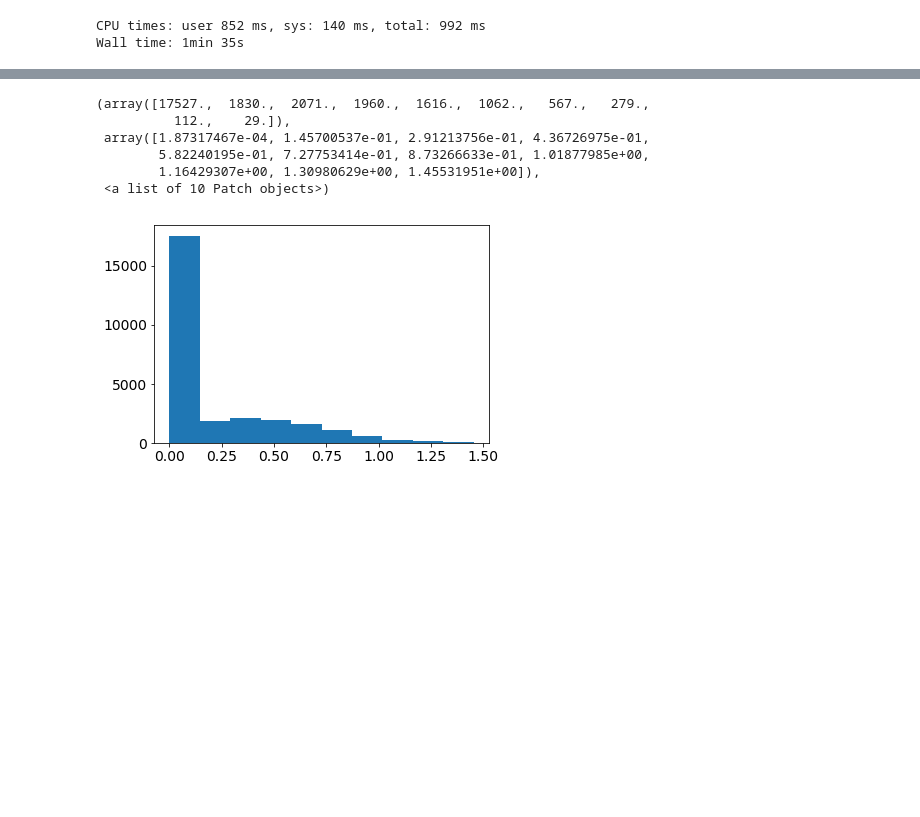
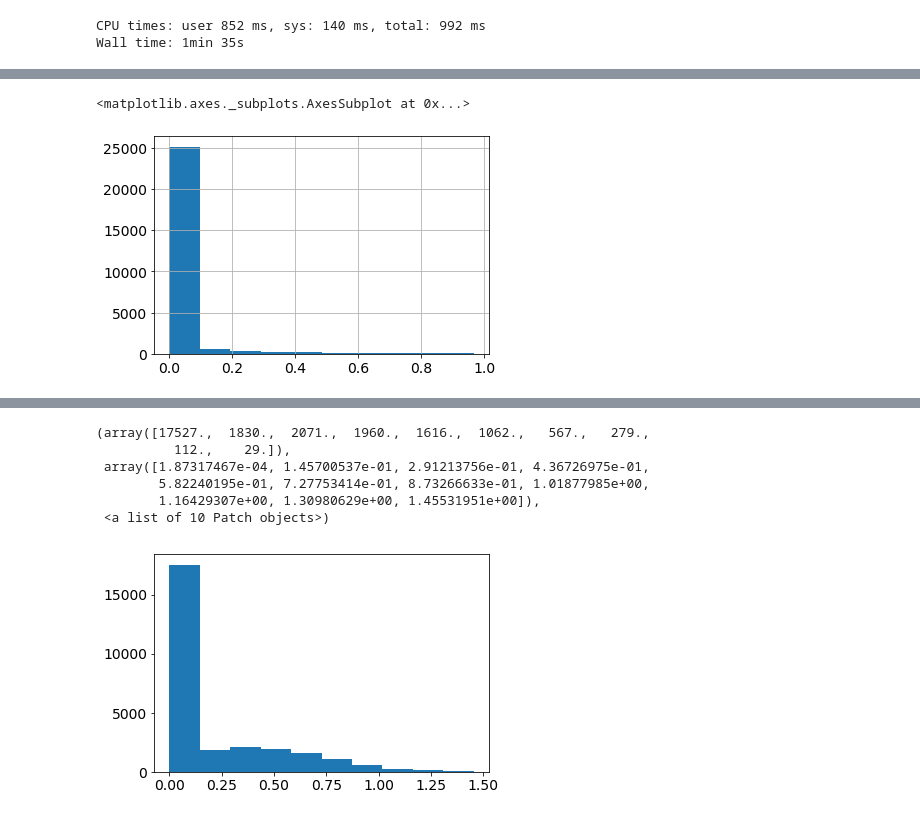
Before and after one commit to dtamayo/Stability-Priors, a Jupyter notebook: K23_Hadden_Zs.ipynb, the cells around one changed output, grey strips where cells are left out. Cells and saved outputs as stored; diff of their text form; code cells hidden in the pictures; blank space fills up the shorter version.

```diff
--- a/K23_Hadden_Zs.ipynb
+++ b/K23_Hadden_Zs.ipynb
@@ -123,3 +189,8 @@ df2 = pd.read_csv("Kepler-{0}_default_priors_SPOCK.csv".format(KepID), index_col
+# %%
+df2['probstability_fixed'].hist()
+# %% [output]
+<matplotlib.axes._subplots.AxesSubplot at 0x...>
+[figure, added]
 # %%
 plt.hist(df2.Z12)
 # %% [output]
```
Also changed, not shown: parts of 83 cells of this notebook, 11 other files.
